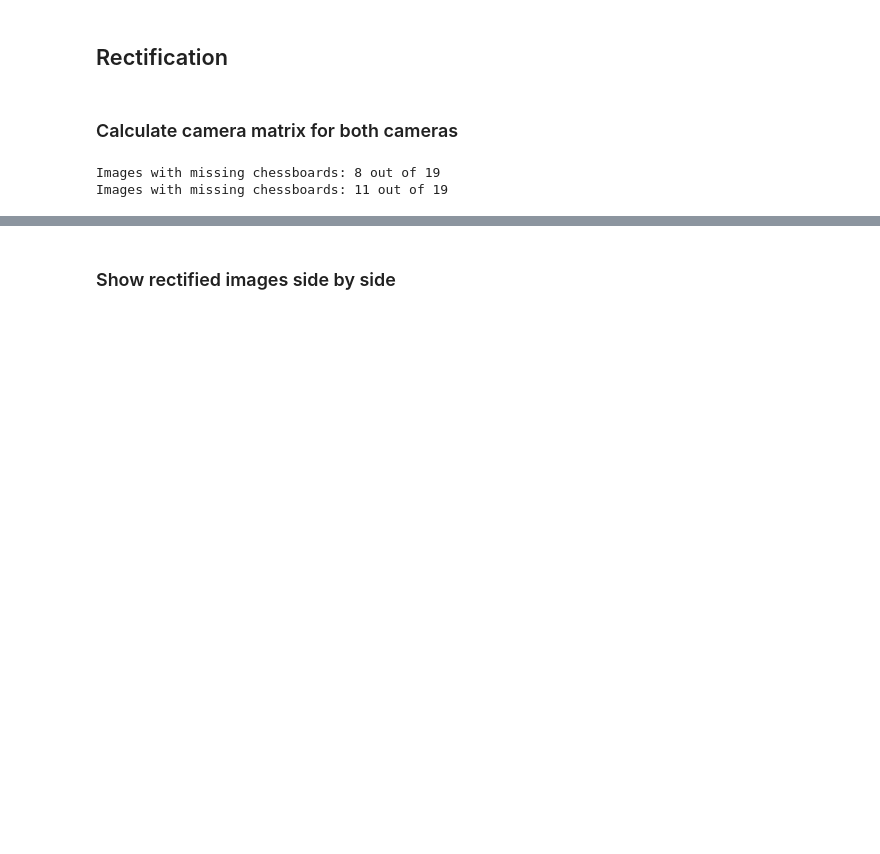
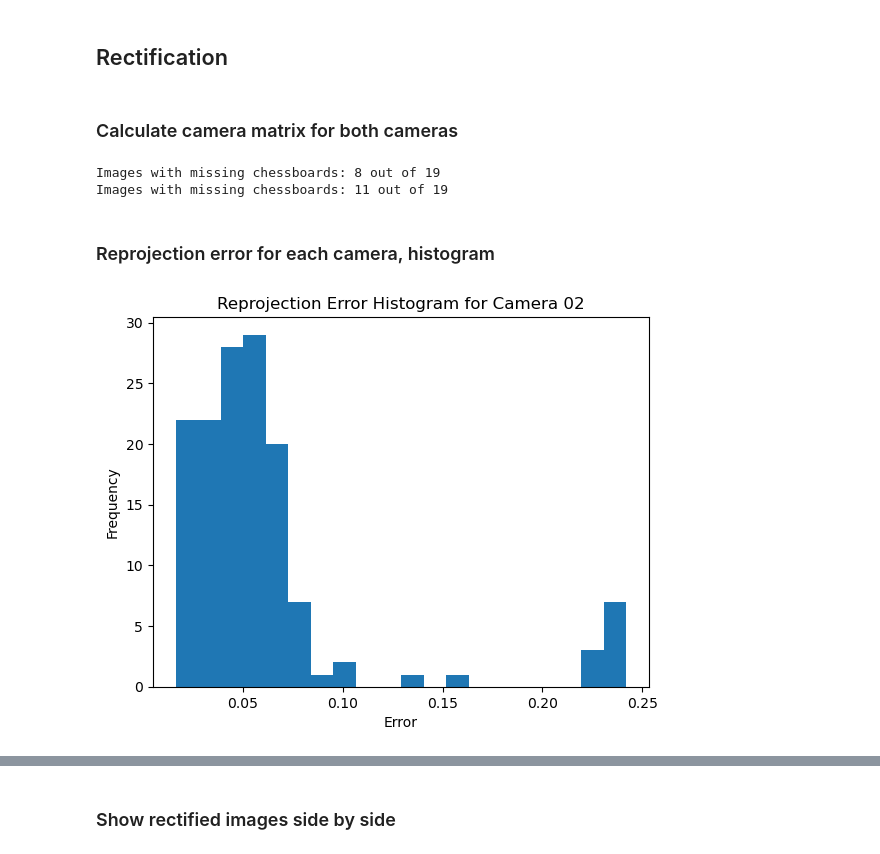
Before and after one commit to Stam21/PAS_Final_Project, a Jupyter notebook: CameraCalibration.ipynb, the cells around one changed output, grey strips where cells are left out. Cells and saved outputs as stored; diff of their text form; code cells hidden in the pictures; blank space fills up the shorter version.

```diff
--- a/CameraCalibration.ipynb
+++ b/CameraCalibration.ipynb
@@ -633,17 +57,0 @@ for fname in images:
-# %%
-images = glob.glob(path_chess + 'data/0000000000.png')
-for fname in images:
-    img = cv2.imread(fname)
-
-    original_gray = cv2.cvtColor(img, cv2.COLOR_BGR2GRAY)  # Original grayscale image
-
-    # Initialize a list of not-found chessboards
-    not_found_chessboards = []
-
-    # First attempt: Without adaptive thresholding
-    gray = original_gray.copy()
-    gray = cv2.equalizeHist(gray)
-    clahe = cv2.createCLAHE(clipLimit=1.0, tileGridSize=(8,8))
-    gray_roi = clahe.apply(gray)
-    plt.figure(figsize=(15,15))
-    plt.imshow(gray)
@@ -973,11 +257,30 @@ Distortion Accuracy: -819.50%
 path_chess_2 = '/Users/claes/Documents/Mine dokumenter/Universitet/7.semester/Perception for autonomous systems/Final project/34759_final_project_raw/calib/image_02/'
 path_chess_3 = '/Users/claes/Documents/Mine dokumenter/Universitet/7.semester/Perception for autonomous systems/Final project/34759_final_project_raw/calib/image_03/'
 
-objpoints2, imgpoints2, original_gray2 = Find_chessboards(path_chess_2, "02")
-objpoints3, imgpoints3, original_gray3 = Find_chessboards(path_chess_3, "03")
+objpoints2, imgpoints2, original_gray2 = Find_chessboards(path_chess_2, "02", show_boards=False)
+objpoints3, imgpoints3, original_gray3 = Find_chessboards(path_chess_3, "03", show_boards=False)
 
 ret2, mtx2, dist2, rvecs2, tvecs2 = cv2.calibrateCamera(objpoints2, imgpoints2, original_gray2.shape[::-1], None, None, flags = cv2.CALIB_USE_LU)
 ret3, mtx3, dist3, rvecs3, tvecs3 = cv2.calibrateCamera(objpoints3, imgpoints3, original_gray3.shape[::-1], None, None, flags = cv2.CALIB_USE_LU)
 # %% [output]
 Images with missing chessboards: 8 out of 19
 Images with missing chessboards: 11 out of 19
+# %% [markdown]
+### Reprojection error for each camera, histogram
+# %%
+reprojection_errors = []
+for i in range(len(objpoints2)):
+    imgpoints2_proj, _ = cv2.projectPoints(objpoints2[i], rvecs2[i], tvecs2[i], mtx2, dist2)
+    error = cv2.norm(imgpoints2[i], imgpoints2_proj, cv2.NORM_L2)/len(imgpoints2_proj)
+    reprojection_errors.append(error)
+
+# Plot histogram
+import matplotlib.pyplot as plt
+
+plt.hist(reprojection_errors, bins=20)
+plt.title('Reprojection Error Histogram for Camera 02')
+plt.xlabel('Error')
+plt.ylabel('Frequency')
+plt.show()
+# %% [output]
+[figure, added]
```
Also changed, not shown: parts of 33 cells of this notebook, 1 other file.
